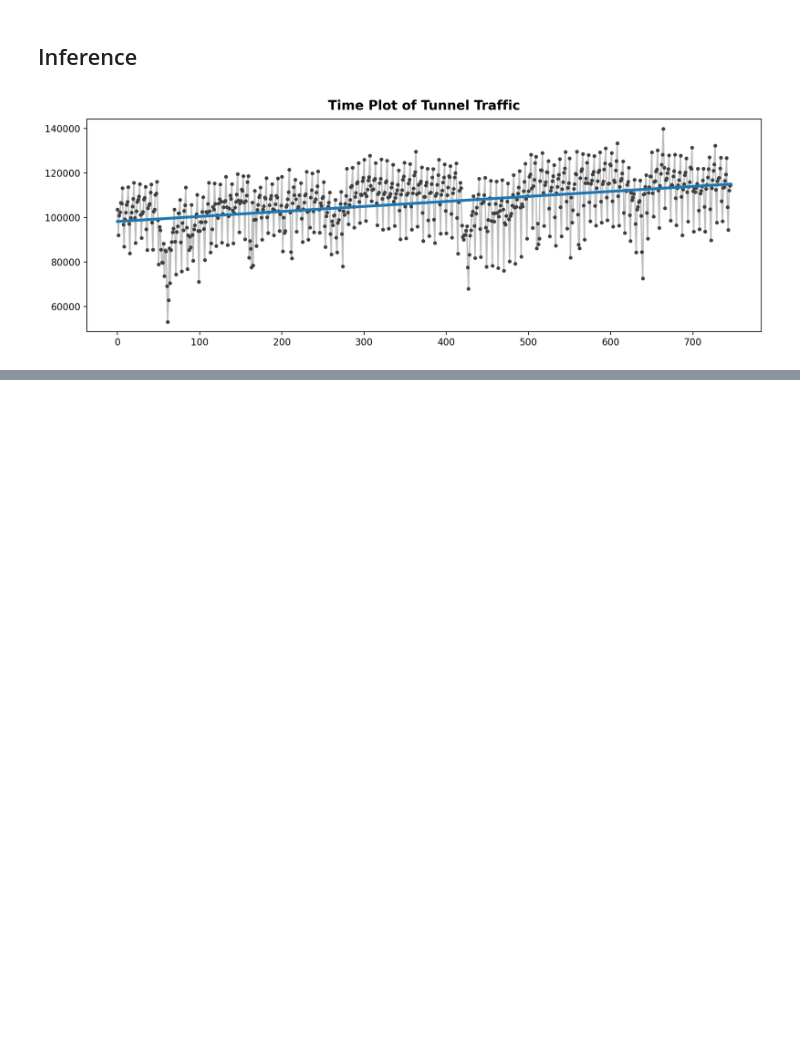
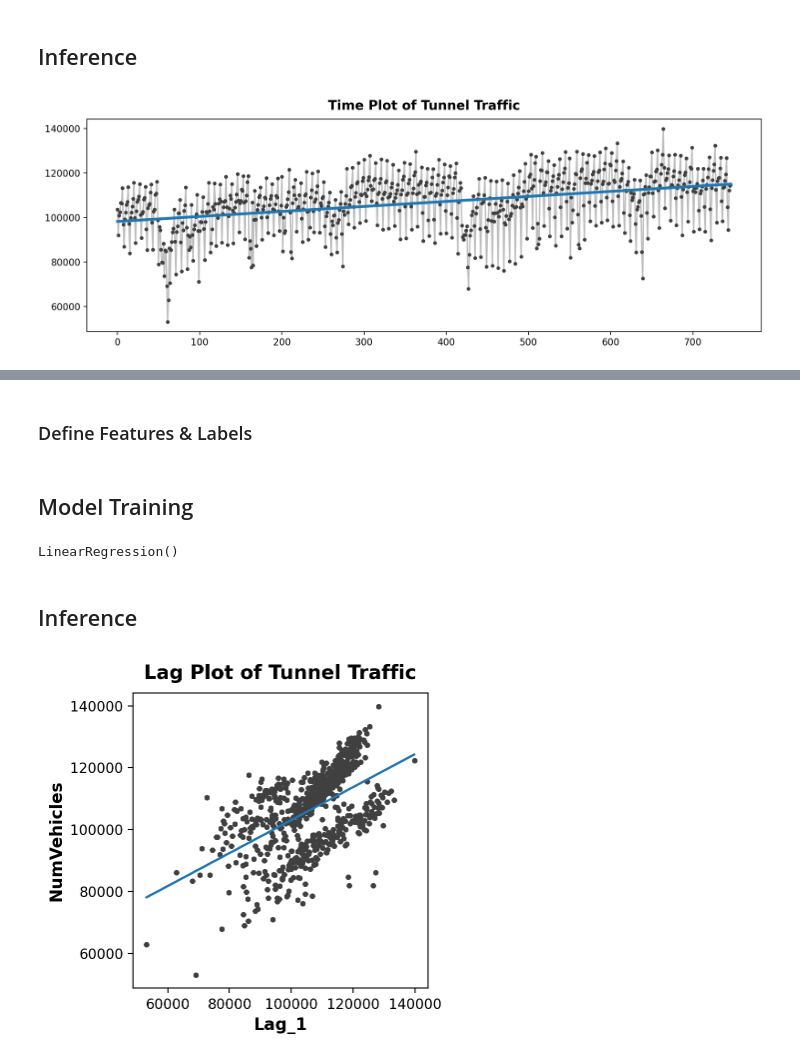
Before and after one commit to Volscente/TimeWarpForecast, a Jupyter notebook: notebooks/linear_regression/kaggle_tunnel_data.ipynb, the cells around one changed output, grey strips where cells are left out. Drawn from its saved outputs; the diff is of its cells as text; code cells hidden in the pictures; blank space fills up the shorter version.

Commit message:
Model Lag Feature based

```diff
--- a/notebooks/linear_regression/kaggle_tunnel_data.ipynb
+++ b/notebooks/linear_regression/kaggle_tunnel_data.ipynb
@@ -124,0 +131,4 @@ ax.set_title('Time Plot of Tunnel Traffic');
+# %%
+# Add lag feature
+tunnel_dataset['Lag_1'] = tunnel_dataset['NumVehicles'].shift(1)
+tunnel_dataset.head()
@@ -124,0 +142,37 @@ ax.set_title('Time Plot of Tunnel Traffic');
+# %% [markdown]
+### Define Features & Labels
+# %%
+# Use the `Lag_1` as feature
+X = tunnel_dataset.loc[:, ['Lag_1']]
+
+# Drop missing values
+X.dropna(inplace=True)
+
+# Create target
+y = tunnel_dataset.loc[:, 'NumVehicles']
+
+# Drop missing X values in y
+y, X = y.align(X, join='inner')
+# %% [markdown]
+## Model Training
+# %%
+# Fit model
+model = LinearRegression()
+model.fit(X, y)
+# %% [output]
+LinearRegression()
+# %% [markdown]
+## Inference
+# %%
+# Compute predictions
+y_pred = pd.Series(model.predict(X), index=X.index)
+# %%
+fig, ax = plt.subplots()
+ax.plot(X['Lag_1'], y, '.', color='0.25')
+ax.plot(X['Lag_1'], y_pred)
+ax.set_aspect('equal')
+ax.set_ylabel('NumVehicles')
+ax.set_xlabel('Lag_1')
+ax.set_title('Lag Plot of Tunnel Traffic');
+# %% [output]
+[figure, added]
```
Also changed, not shown: parts of 4 cells of this notebook, 1 other file.
